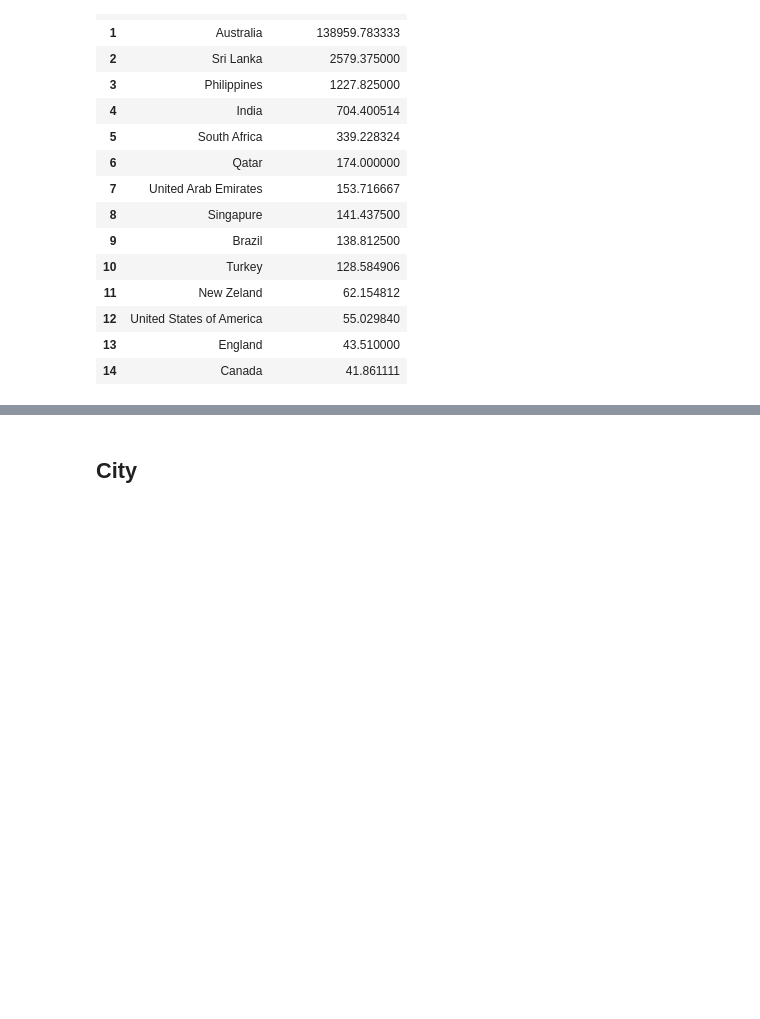
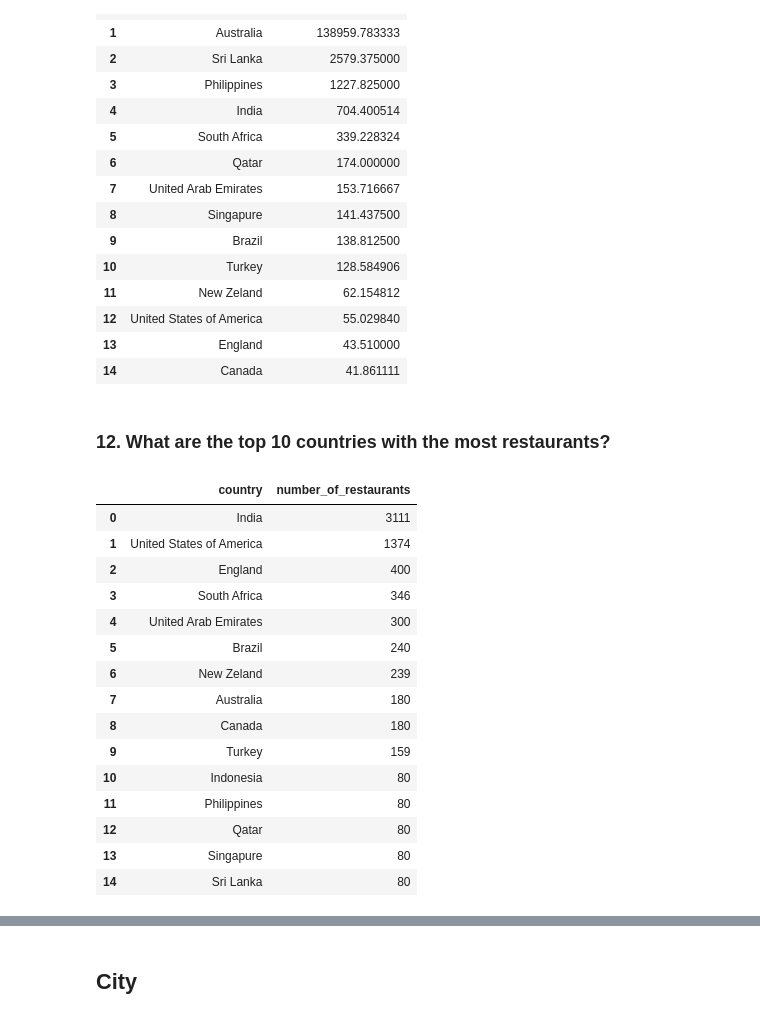
Before and after one commit to Leonamrsm/fome-zero-company, a Jupyter notebook: notebooks/insights_project.ipynb, the cells around one changed output, grey strips where cells are left out. Drawn from its saved outputs; the diff is of its cells as text; code cells hidden in the pictures; blank space fills up the shorter version.

```diff
--- a/notebooks/insights_project.ipynb
+++ b/notebooks/insights_project.ipynb
@@ -299,7 +375,8 @@ df2.to_csv("data/processed/data.csv", index=False)
 # %% [markdown]
 # 3.0. Answering Questions
 # %%
-df3 = pd.read_csv("data/processed/data.csv")
+# df3 = pd.read_csv("data/processed/data.csv")
+df3 = process_data("../data/raw/zomato.csv")
 # %%
 df3.head()
 # %% [output]
@@ -438,3 +555,30 @@ df3.groupby('country')['aggregate_rating'].mean().idxmin()
 | 12 | United States of America | 55.029840 |
 | 13 | England | 43.510000 |
 | 14 | Canada | 41.861111 |
+# %% [markdown]
+### 12. What are the top 10 countries with the most restaurants?
+# %%
+# Group the data by country and count the unique restaurant IDs
+top_countries = (df3.groupby('country')['restaurant_id']
+                    .nunique()  # Count unique restaurant IDs
+                    .sort_values(ascending=False)  # Sort in descending order
+                    .reset_index(name='number_of_restaurants'))
+
+top_countries
+# %% [output]
+|  | country | number_of_restaurants |
+| 0 | India | 3111 |
+| 1 | United States of America | 1374 |
+| 2 | England | 400 |
+| 3 | South Africa | 346 |
+| 4 | United Arab Emirates | 300 |
+| 5 | Brazil | 240 |
+| 6 | New Zeland | 239 |
+| 7 | Australia | 180 |
+| 8 | Canada | 180 |
+| 9 | Turkey | 159 |
+| 10 | Indonesia | 80 |
+| 11 | Philippines | 80 |
+| 12 | Qatar | 80 |
+| 13 | Singapure | 80 |
+| 14 | Sri Lanka | 80 |
```
Also changed, not shown: parts of 54 cells of this notebook, 3 other files.
